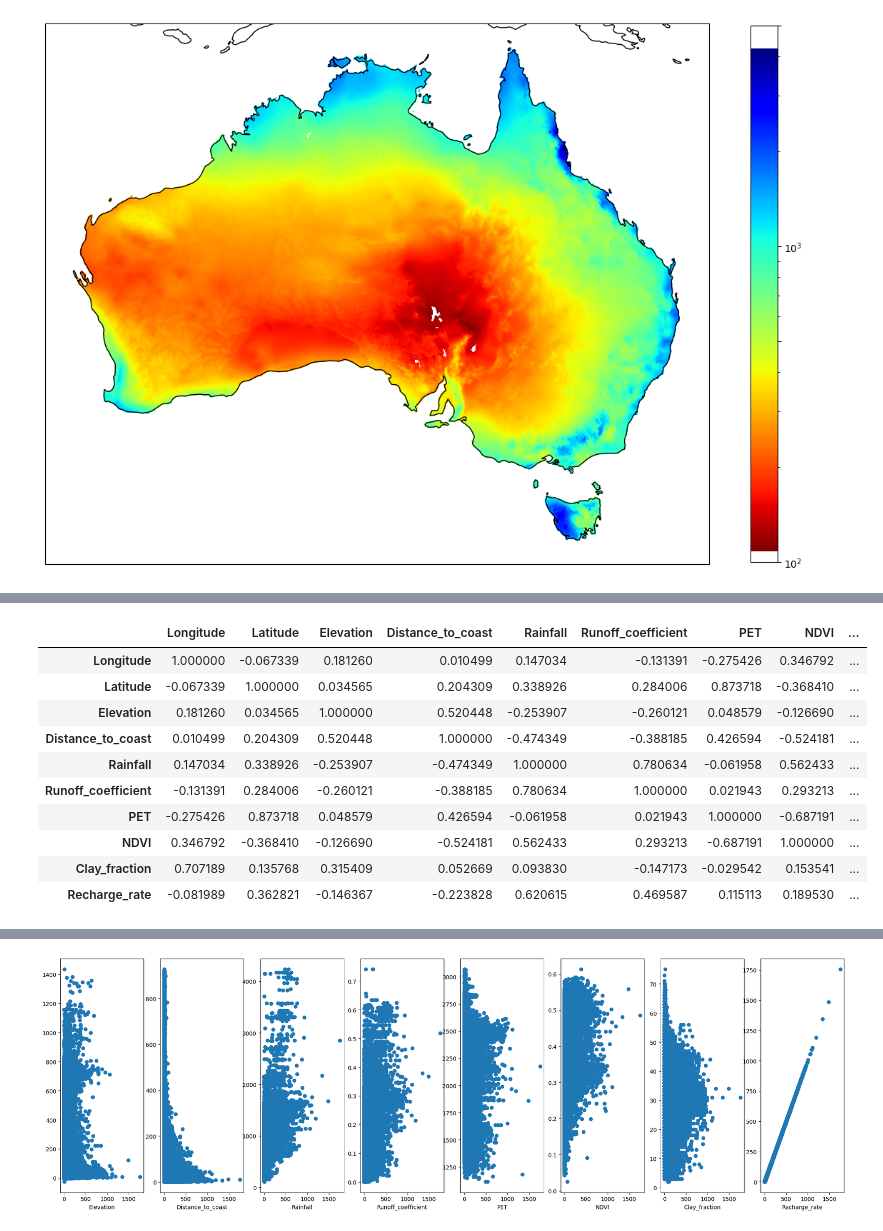
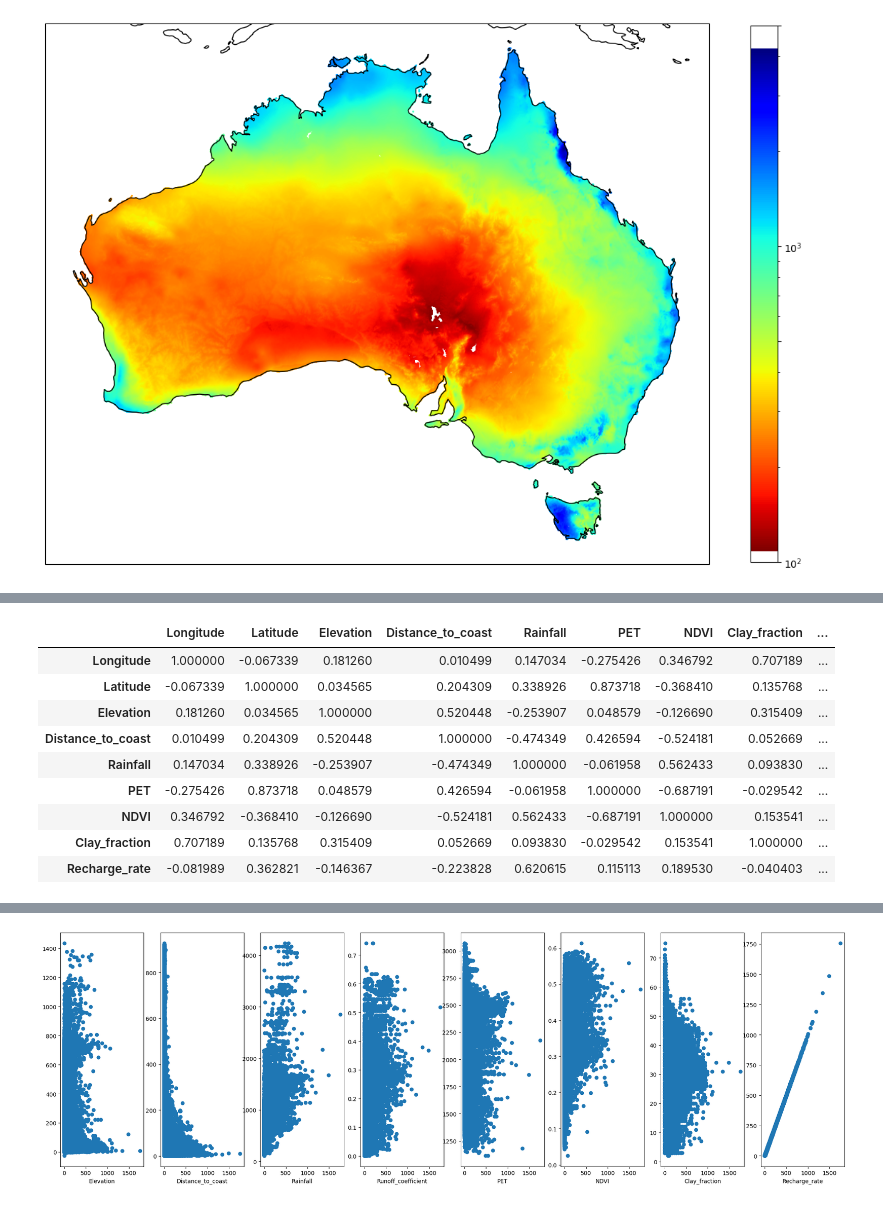
Before and after one commit to Matei-Stoica-Uni/Capstone-Case-Study---Australia, a Jupyter notebook: AUS_gw_recharge_capstonecasestudy.ipynb, the cells around one changed output, grey strips where cells are left out. Cells and saved outputs as stored; diff of their text form; code cells hidden in the pictures.

```diff
--- a/AUS_gw_recharge_capstonecasestudy.ipynb
+++ b/AUS_gw_recharge_capstonecasestudy.ipynb
@@ -228,18 +231,17 @@ array([[<Axes: xlabel='Longitude', ylabel='Longitude'>,
 # %%
-boredata_nostr= boredata.drop(labels=['Bore_ID', 'Seasonal_rainfall_zone', 'State', 'Soil_class'], axis=1)
+boredata_nostr= boredata.drop(labels=['Bore_ID', 'Seasonal_rainfall_zone', 'State', 'Soil_class', 'Runoff_coefficient'], axis=1)
 boredata_nostr.corr(method='pearson')
 # %% [output]
-|  | Longitude | Latitude | Elevation | Distance_to_coast | Rainfall | Runoff_coefficient | PET | NDVI | ... |
-| Longitude | 1.000000 | -0.067339 | 0.181260 | 0.010499 | 0.147034 | -0.131391 | -0.275426 | 0.346792 | ... |
-| Latitude | -0.067339 | 1.000000 | 0.034565 | 0.204309 | 0.338926 | 0.284006 | 0.873718 | -0.368410 | ... |
-| Elevation | 0.181260 | 0.034565 | 1.000000 | 0.520448 | -0.253907 | -0.260121 | 0.048579 | -0.126690 | ... |
-| Distance_to_coast | 0.010499 | 0.204309 | 0.520448 | 1.000000 | -0.474349 | -0.388185 | 0.426594 | -0.524181 | ... |
-| Rainfall | 0.147034 | 0.338926 | -0.253907 | -0.474349 | 1.000000 | 0.780634 | -0.061958 | 0.562433 | ... |
-| Runoff_coefficient | -0.131391 | 0.284006 | -0.260121 | -0.388185 | 0.780634 | 1.000000 | 0.021943 | 0.293213 | ... |
-| PET | -0.275426 | 0.873718 | 0.048579 | 0.426594 | -0.061958 | 0.021943 | 1.000000 | -0.687191 | ... |
-| NDVI | 0.346792 | -0.368410 | -0.126690 | -0.524181 | 0.562433 | 0.293213 | -0.687191 | 1.000000 | ... |
-| Clay_fraction | 0.707189 | 0.135768 | 0.315409 | 0.052669 | 0.093830 | -0.147173 | -0.029542 | 0.153541 | ... |
-| Recharge_rate | -0.081989 | 0.362821 | -0.146367 | -0.223828 | 0.620615 | 0.469587 | 0.115113 | 0.189530 | ... |
+|  | Longitude | Latitude | Elevation | Distance_to_coast | Rainfall | PET | NDVI | Clay_fraction | ... |
+| Longitude | 1.000000 | -0.067339 | 0.181260 | 0.010499 | 0.147034 | -0.275426 | 0.346792 | 0.707189 | ... |
+| Latitude | -0.067339 | 1.000000 | 0.034565 | 0.204309 | 0.338926 | 0.873718 | -0.368410 | 0.135768 | ... |
+| Elevation | 0.181260 | 0.034565 | 1.000000 | 0.520448 | -0.253907 | 0.048579 | -0.126690 | 0.315409 | ... |
+| Distance_to_coast | 0.010499 | 0.204309 | 0.520448 | 1.000000 | -0.474349 | 0.426594 | -0.524181 | 0.052669 | ... |
+| Rainfall | 0.147034 | 0.338926 | -0.253907 | -0.474349 | 1.000000 | -0.061958 | 0.562433 | 0.093830 | ... |
+| PET | -0.275426 | 0.873718 | 0.048579 | 0.426594 | -0.061958 | 1.000000 | -0.687191 | -0.029542 | ... |
+| NDVI | 0.346792 | -0.368410 | -0.126690 | -0.524181 | 0.562433 | -0.687191 | 1.000000 | 0.153541 | ... |
+| Clay_fraction | 0.707189 | 0.135768 | 0.315409 | 0.052669 | 0.093830 | -0.029542 | 0.153541 | 1.000000 | ... |
+| Recharge_rate | -0.081989 | 0.362821 | -0.146367 | -0.223828 | 0.620615 | 0.115113 | 0.189530 | -0.040403 | ... |
 # %%
 plt.figure(figsize=(20, 20))
 ax = plt.axes()
```
Also changed, not shown: parts of 16 cells of this notebook.
